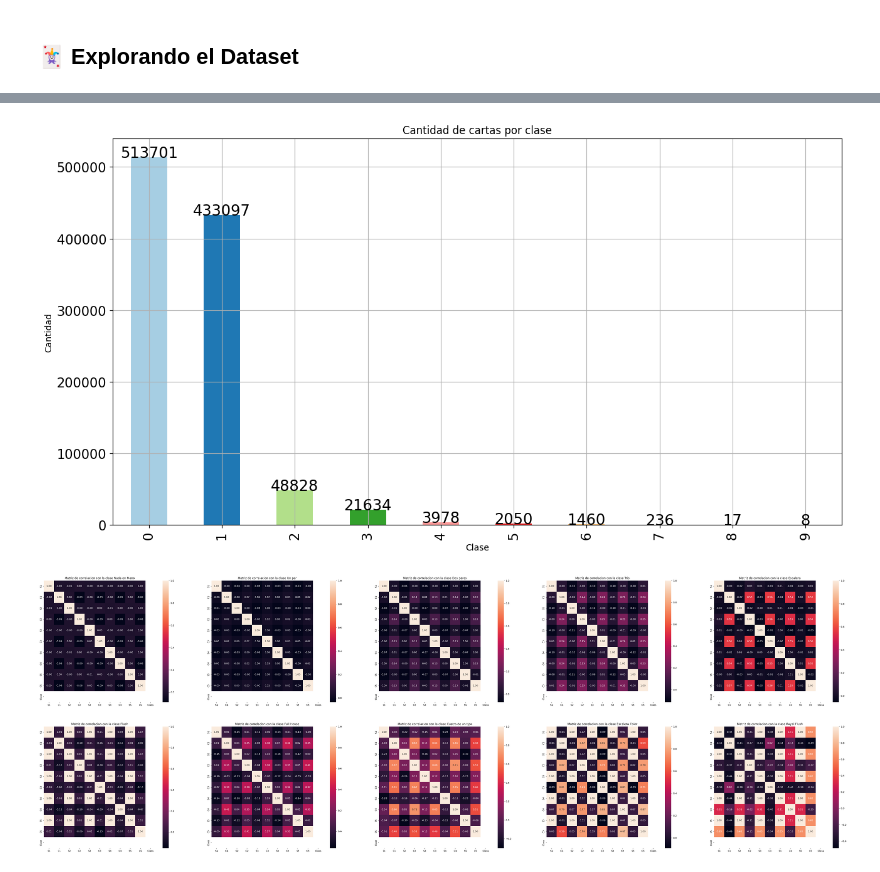
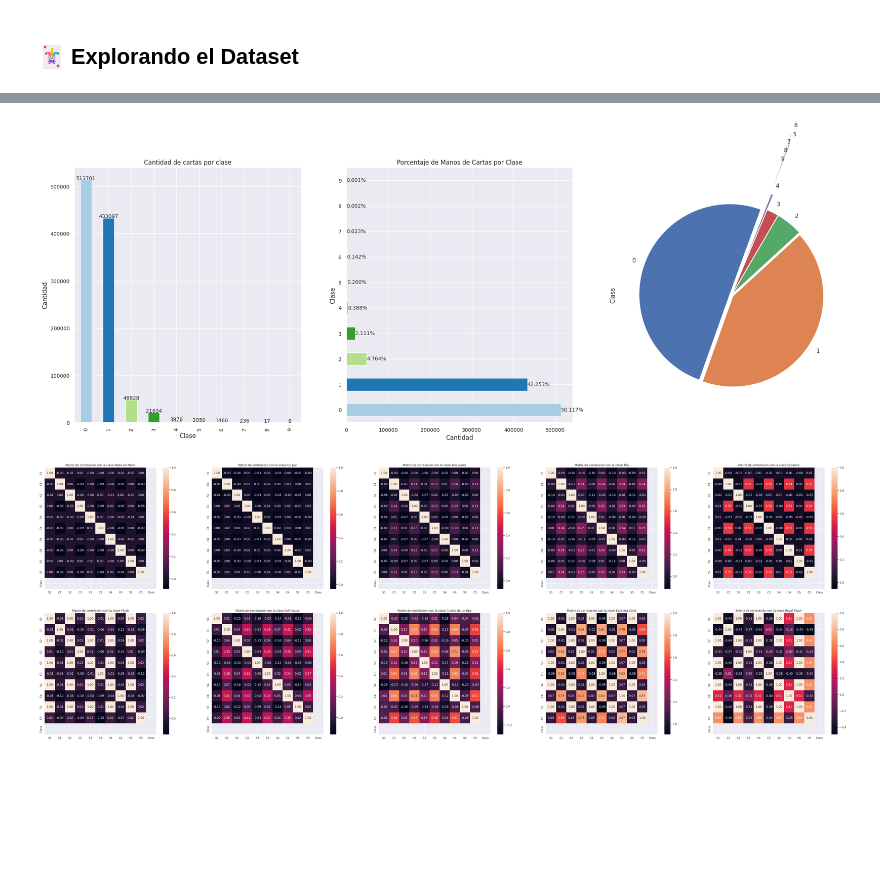
Before and after one commit to IC-03/Royal-Flush, a Jupyter notebook: Royal_Flush_Classification_Models_For_A_Poker_Hands_Dataset.ipynb, the cells around one changed output, grey strips where cells are left out. Drawn from its saved outputs; the diff is of its cells as text; code cells hidden in the pictures; blank space fills up the shorter version.

Commit message:
Segunda_Entrega_v1

```diff
--- a/Royal_Flush_Classification_Models_For_A_Poker_Hands_Dataset.ipynb
+++ b/Royal_Flush_Classification_Models_For_A_Poker_Hands_Dataset.ipynb
@@ -171,14 +122,42 @@ memory usage: 86.0 MB
 # %%
-# @title Grafica de barras del tipo de Mano por Clases
+#@title Primera Entrega
+plt.subplots(figsize=(27,9))
+
+#Grafica de barras del tipo de Mano por Clases
+plt.subplot(1,3,1)
+class_poker = poker.Class.value_counts()
+colors_gender = sns.color_palette("Paired")
+
+label = ["Nada en Mano","Un par","Dos pares","Trio","Escalera","Flush","Full House","Escalera Color","Royal Flush"]
+
+class_poker.plot( kind='bar', xlabel='Clase', ylabel='Cantidad', layout='constrained', title='Cantidad de cartas por clase',
+                  xlim=(0, 542000), grid='..', legend= False, color=colors_gender, fontsize=10)
+
+for i, total in enumerate(class_poker):
+  plt.text(i, total + 0.5, round(total), ha = 'center', size='small')
+
+
+#Gráfica de barras
+plt.subplot(1,3,2)
 class_poker = poker.Class.value_counts()
 colors_gender = sns.color_palette("Paired")
 label = ["Nada en Mano","Un par","Dos pares","Trio","Escalera","Flush","Full House","Escalera Color","Royal Flush"]
-class_poker.plot( kind='bar', figsize=(15,8), xlabel='Clase', ylabel='Cantidad', layout='constrained', title='Cantidad de cartas por clase',
-           xlim=(0, 542000), grid='..', legend= False, color=colors_gender, fontsize=15)
+class_poker.plot( kind='barh', xlabel='Cantidad', ylabel='Clase', layout='constrained', title='Porcentaje de Manos de Cartas por Clase',
+                   xlim=(0, 542000), grid='..', legend= False, color=colors_gender, fontsize=10)
+total = class_poker.values.sum()
+for i in range (len(class_poker)):
+   cnt = class_poker[i]
+   pcnt = '{:0.3f}%'.format(100*cnt/total)
+   plt.text(cnt-20, i, pcnt, va ='center', size='small')
 
-for i, total in enumerate(class_poker):
-  plt.text(i, total + 0.5, round(total),
-          ha = 'center', size='xx-large')
+#Gráfica Circular o Pie
+plt.subplot(1,3,3)
+class_poker = poker["Class"].value_counts()
+explode = (0.02, 0.02, 0.02, 0.02, 0.20, 0.80, 0.90, 0.70, 0.60, 0.50) #Para sacar los pedacitos de "torta"
+class_poker.plot(kind="pie", autopct=None, startangle=70, legend=False, explode=explode)
+
+
+plt.show()
 # %% [output]
-[figure, old version]
+[figure, new version]
 # %%
```
Also changed, not shown: parts of 82 cells of this notebook.
